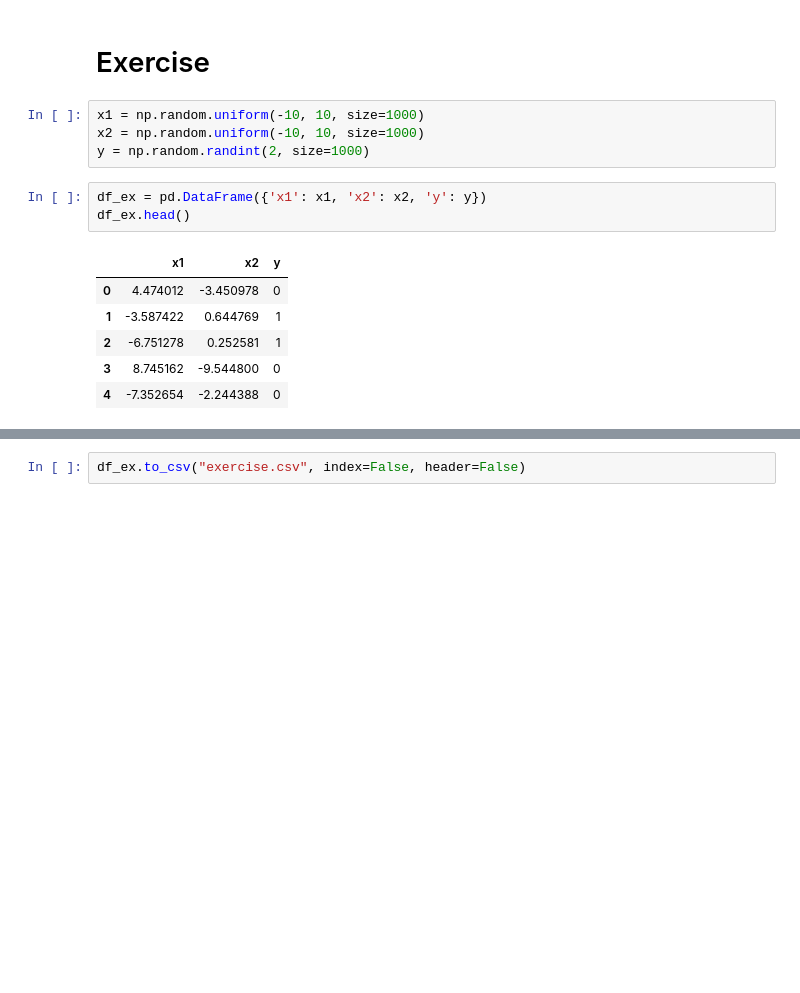
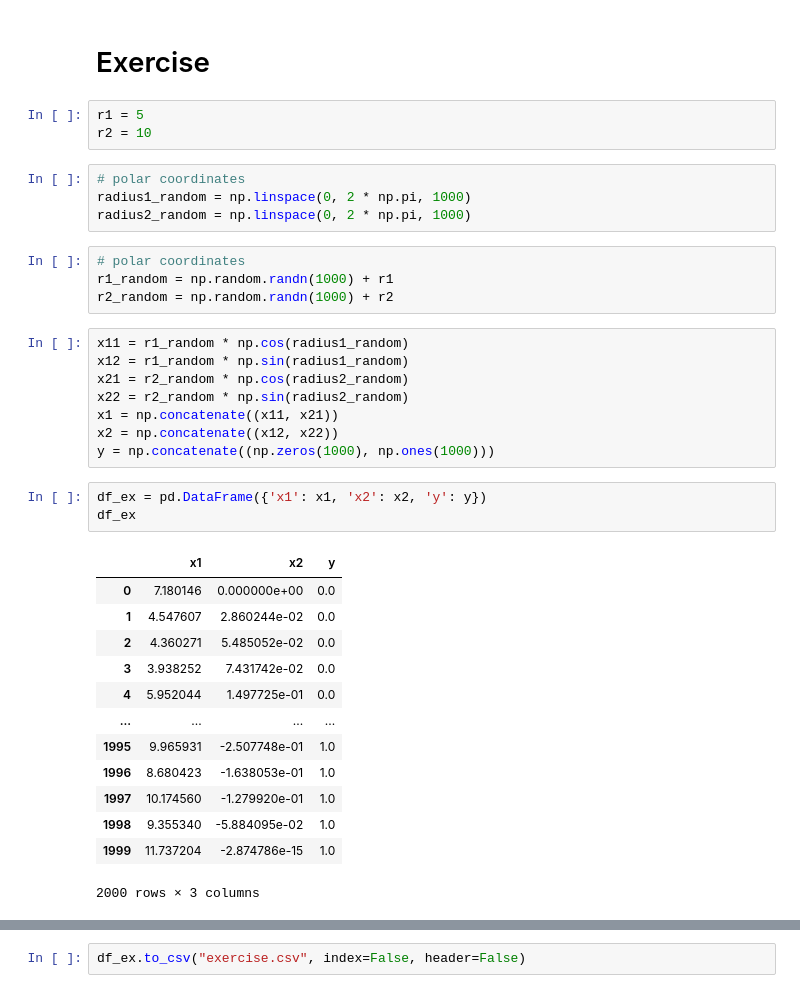
Before and after one commit to elifberkman/deep-learning-prereaquisites, a Jupyter notebook: numpy-stack-v2/Pandas.ipynb, the cells around one changed output, grey strips where cells are left out. Cells and saved outputs as stored; diff of their text form; blank space fills up the shorter version.

```diff
--- a/numpy-stack-v2/Pandas.ipynb
+++ b/numpy-stack-v2/Pandas.ipynb
@@ -334,20 +334,42 @@ scatter_matrix(df[['open', 'high', 'low', 'close']],
 [figure]
 # %% [markdown]
 # Exercise
-# %%
-x1 = np.random.uniform(-10, 10, size=1000)
-x2 = np.random.uniform(-10, 10, size=1000)
-y = np.random.randint(2, size=1000)
+# %%
+r1 = 5
+r2 = 10
+# %%
+# polar coordinates
+radius1_random = np.linspace(0, 2 * np.pi, 1000)
+radius2_random = np.linspace(0, 2 * np.pi, 1000)
+# %%
+# polar coordinates
+r1_random = np.random.randn(1000) + r1
+r2_random = np.random.randn(1000) + r2
+# %%
+x11 = r1_random * np.cos(radius1_random)
+x12 = r1_random * np.sin(radius1_random)
+x21 = r2_random * np.cos(radius2_random)
+x22 = r2_random * np.sin(radius2_random)
+x1 = np.concatenate((x11, x21))
+x2 = np.concatenate((x12, x22))
+y = np.concatenate((np.zeros(1000), np.ones(1000)))
 # %%
 df_ex = pd.DataFrame({'x1': x1, 'x2': x2, 'y': y})
-df_ex.head()
+df_ex
 # %% [output]
 |  | x1 | x2 | y |
-| 0 | 4.474012 | -3.450978 | 0 |
-| 1 | -3.587422 | 0.644769 | 1 |
-| 2 | -6.751278 | 0.252581 | 1 |
-| 3 | 8.745162 | -9.544800 | 0 |
-| 4 | -7.352654 | -2.244388 | 0 |
+| 0 | 7.180146 | 0.000000e+00 | 0.0 |
+| 1 | 4.547607 | 2.860244e-02 | 0.0 |
+| 2 | 4.360271 | 5.485052e-02 | 0.0 |
+| 3 | 3.938252 | 7.431742e-02 | 0.0 |
+| 4 | 5.952044 | 1.497725e-01 | 0.0 |
+| ... | ... | ... | ... |
+| 1995 | 9.965931 | -2.507748e-01 | 1.0 |
+| 1996 | 8.680423 | -1.638053e-01 | 1.0 |
+| 1997 | 10.174560 | -1.279920e-01 | 1.0 |
+| 1998 | 9.355340 | -5.884095e-02 | 1.0 |
+| 1999 | 11.737204 | -2.874786e-15 | 1.0 |
+2000 rows × 3 columns
 # %%
 df_ex['x1^2'] = df_ex['x1'].apply(lambda x: x**2)
 df_ex['x2^2'] = df_ex['x2'].apply(lambda x: x**2)
```
Also changed, not shown: parts of 3 cells of this notebook.
